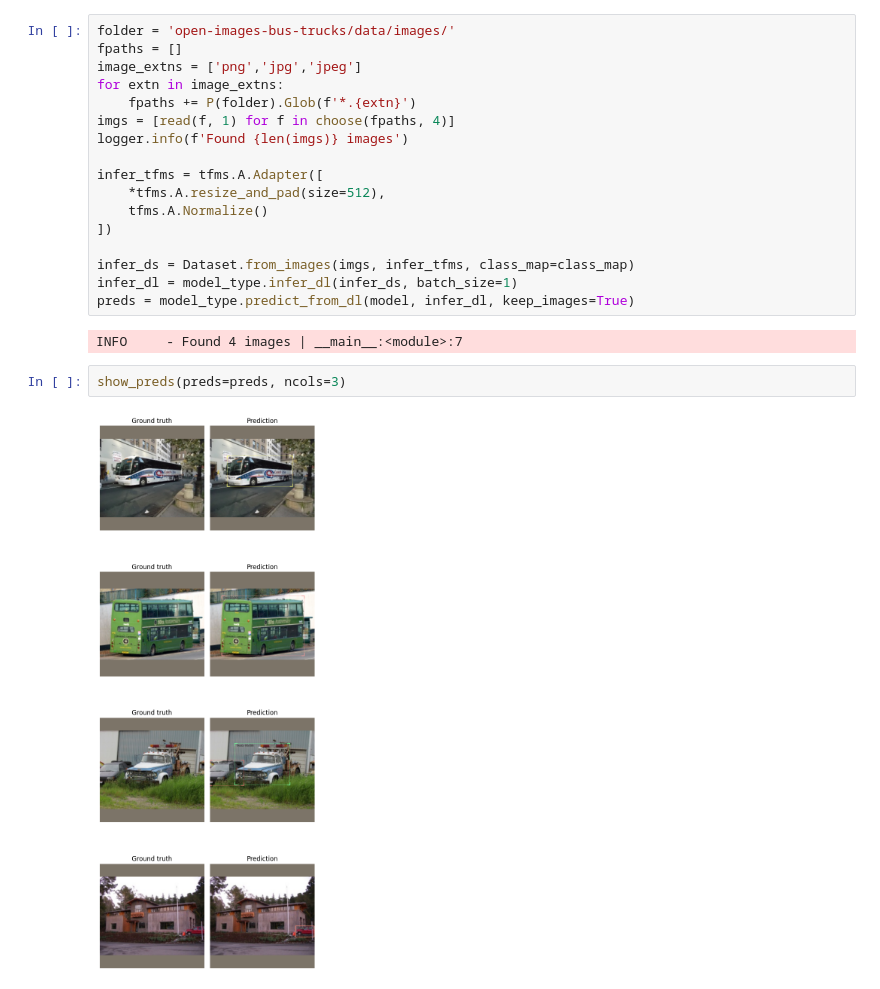
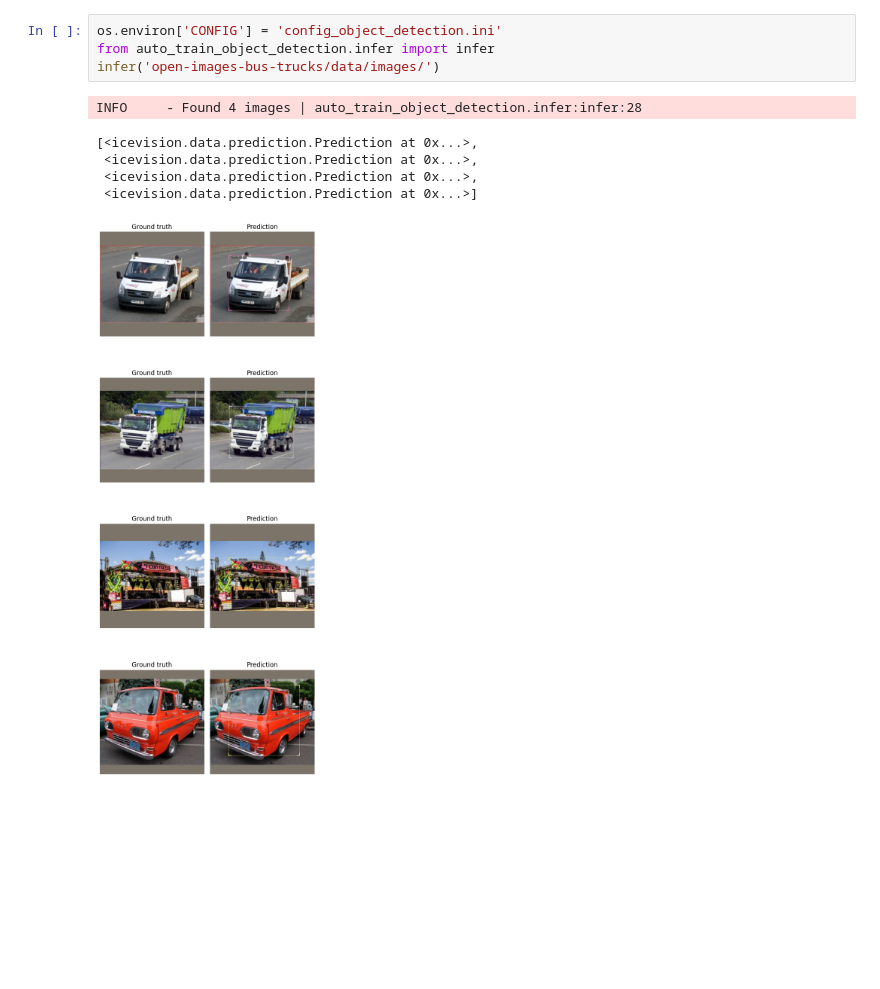
Before and after one commit to sizhky/AutoTrain, a Jupyter notebook: nbs/object_detection.ipynb, the cells around one changed output. Saved outputs shown, nothing was run; the diff lists cells and outputs as text; blank space fills up the shorter version.

```diff
--- a/nbs/object_detection.ipynb
+++ b/nbs/object_detection.ipynb
@@ -130,23 +90,11 @@ INFO     - Loaded weights from open-images-bus-trucks/models/model.pt to given m
-# %%
-folder = 'open-images-bus-trucks/data/images/'
-fpaths = []
-image_extns = ['png','jpg','jpeg']
-for extn in image_extns:
-    fpaths += P(folder).Glob(f'*.{extn}')
-imgs = [read(f, 1) for f in choose(fpaths, 4)]
-logger.info(f'Found {len(imgs)} images')
-
-infer_tfms = tfms.A.Adapter([
-    *tfms.A.resize_and_pad(size=512),
-    tfms.A.Normalize()
-])
-
-infer_ds = Dataset.from_images(imgs, infer_tfms, class_map=class_map)
-infer_dl = model_type.infer_dl(infer_ds, batch_size=1)
-preds = model_type.predict_from_dl(model, infer_dl, keep_images=True)
-# %% [output]
-INFO     - Found 4 images | __main__:<module>:7
-# %%
-show_preds(preds=preds, ncols=3)
-# %% [output]
-[figure, removed]
+# %%
+os.environ['CONFIG'] = 'config_object_detection.ini'
+from auto_train_object_detection.infer import infer
+infer('open-images-bus-trucks/data/images/')
+# %% [output]
+INFO     - Found 4 images | auto_train_object_detection.infer:infer:28
+[<icevision.data.prediction.Prediction at 0x...>,
+ <icevision.data.prediction.Prediction at 0x...>,
+ <icevision.data.prediction.Prediction at 0x...>,
+ <icevision.data.prediction.Prediction at 0x...>]
+[figure, added]
```
Also changed, not shown: parts of 7 cells of this notebook.
